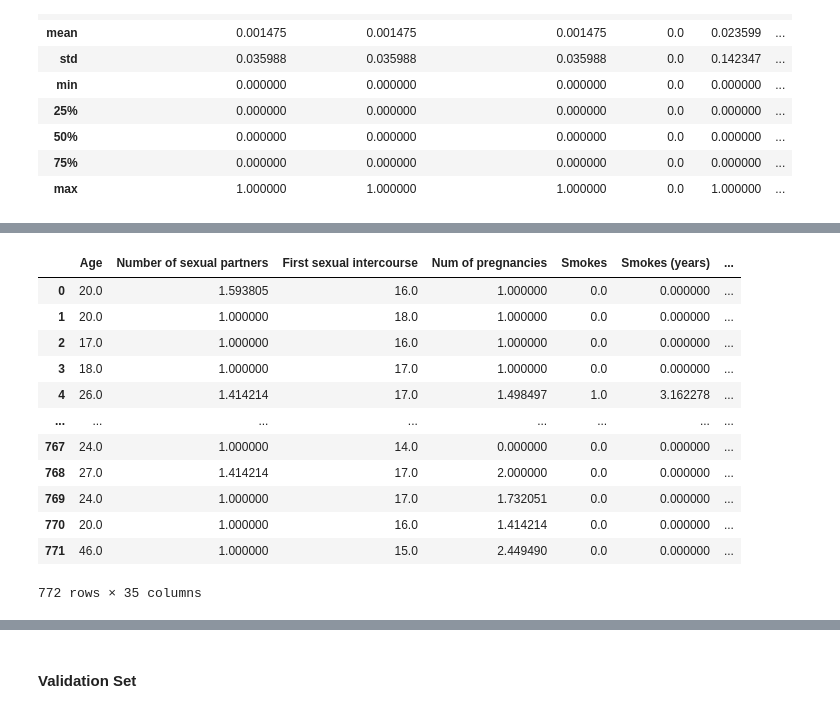
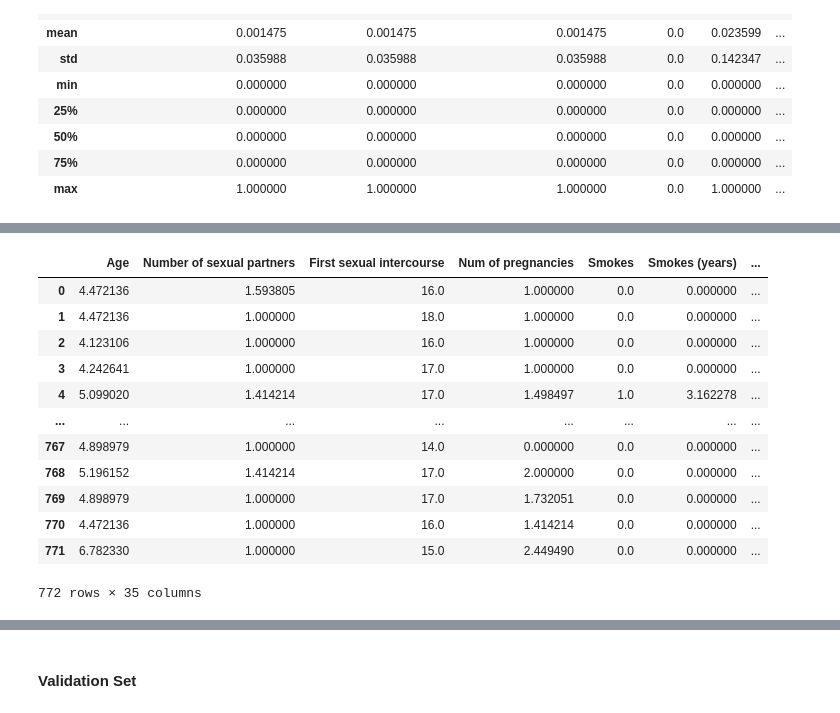
Before and after one commit to ahdeanlau/Cervical-Cancer-Diagnosis-Prediction-Model, a Jupyter notebook: Project Part 1.ipynb, the cells around one changed output, grey strips where cells are left out. Drawn from its saved outputs; the diff is of its cells as text; code cells hidden in the pictures.

Commit message:
Add functions for outlier identification

```diff
--- a/Project Part 1.ipynb
+++ b/Project Part 1.ipynb
@@ -484,0 +545,7 @@ X_train_imputed.iloc[:,18:].describe(include = 'all')
+# %%
+# Identify the columns with outliers
+# Stnadard deviation threshold = 3
+# Max Mean Ratio threshold = 3
+column_train = []
+Outliers(X_train_imputed, column_train, std_dev_threshold = 3, max_mean_ratio_threshold = 3)
+print("Columns with outliers (index): ",column_train)
@@ -495,10 +581,9 @@ The identified columns with outliers are:
 - Column[26]: STDs: Time since first diagnosis
 - Column[27]: STDs: Time since last diagnosis
 # %%
-column_train = [1,3,5,6,8,10,26,27]  # Index of identified columns
 X_train_outlier = X_train_imputed.copy()
 
-# Plot the distribution of the outlier columns
+# Plot the distribution of the identified columns
 for num in column_train:
     fig, (boxplot, hist) = plt.subplots(1, 2)
     fig.suptitle('Box plot and Histogram of '+ df.columns[num])
@@ -559,23 +625,23 @@ From the data visualizations above, we can observe that all the graphs are skewe
 # %%
 # A copy of X_train_outlier where square root transformation will be applied
 X_train_sqrt = X_train_outlier.copy()
 
 # Perform square root transformation on the columns with outliers
-X_train_sqrt.iloc[:,column] = np.sqrt(X_train_sqrt.iloc[:,column])
+X_train_sqrt.iloc[:,column_train] = np.sqrt(X_train_sqrt.iloc[:,column_train])
 X_train_sqrt
 # %% [output]
 |  | Age | Number of sexual partners | First sexual intercourse | Num of pregnancies | Smokes | Smokes (years) | ... |
-| 0 | 20.0 | 1.593805 | 16.0 | 1.000000 | 0.0 | 0.000000 | ... |
-| 1 | 20.0 | 1.000000 | 18.0 | 1.000000 | 0.0 | 0.000000 | ... |
-| 2 | 17.0 | 1.000000 | 16.0 | 1.000000 | 0.0 | 0.000000 | ... |
-| 3 | 18.0 | 1.000000 | 17.0 | 1.000000 | 0.0 | 0.000000 | ... |
-| 4 | 26.0 | 1.414214 | 17.0 | 1.498497 | 1.0 | 3.162278 | ... |
+| 0 | 4.472136 | 1.593805 | 16.0 | 1.000000 | 0.0 | 0.000000 | ... |
+| 1 | 4.472136 | 1.000000 | 18.0 | 1.000000 | 0.0 | 0.000000 | ... |
+| 2 | 4.123106 | 1.000000 | 16.0 | 1.000000 | 0.0 | 0.000000 | ... |
+| 3 | 4.242641 | 1.000000 | 17.0 | 1.000000 | 0.0 | 0.000000 | ... |
+| 4 | 5.099020 | 1.414214 | 17.0 | 1.498497 | 1.0 | 3.162278 | ... |
 | ... | ... | ... | ... | ... | ... | ... | ... |
-| 767 | 24.0 | 1.000000 | 14.0 | 0.000000 | 0.0 | 0.000000 | ... |
-| 768 | 27.0 | 1.414214 | 17.0 | 2.000000 | 0.0 | 0.000000 | ... |
-| 769 | 24.0 | 1.000000 | 17.0 | 1.732051 | 0.0 | 0.000000 | ... |
-| 770 | 20.0 | 1.000000 | 16.0 | 1.414214 | 0.0 | 0.000000 | ... |
-| 771 | 46.0 | 1.000000 | 15.0 | 2.449490 | 0.0 | 0.000000 | ... |
+| 767 | 4.898979 | 1.000000 | 14.0 | 0.000000 | 0.0 | 0.000000 | ... |
+| 768 | 5.196152 | 1.414214 | 17.0 | 2.000000 | 0.0 | 0.000000 | ... |
+| 769 | 4.898979 | 1.000000 | 17.0 | 1.732051 | 0.0 | 0.000000 | ... |
+| 770 | 4.472136 | 1.000000 | 16.0 | 1.414214 | 0.0 | 0.000000 | ... |
+| 771 | 6.782330 | 1.000000 | 15.0 | 2.449490 | 0.0 | 0.000000 | ... |
 772 rows × 35 columns
 # %%
 # Plot the distribution of the transformed outlier columns
```
Also changed, not shown: parts of 12 cells of this notebook.
